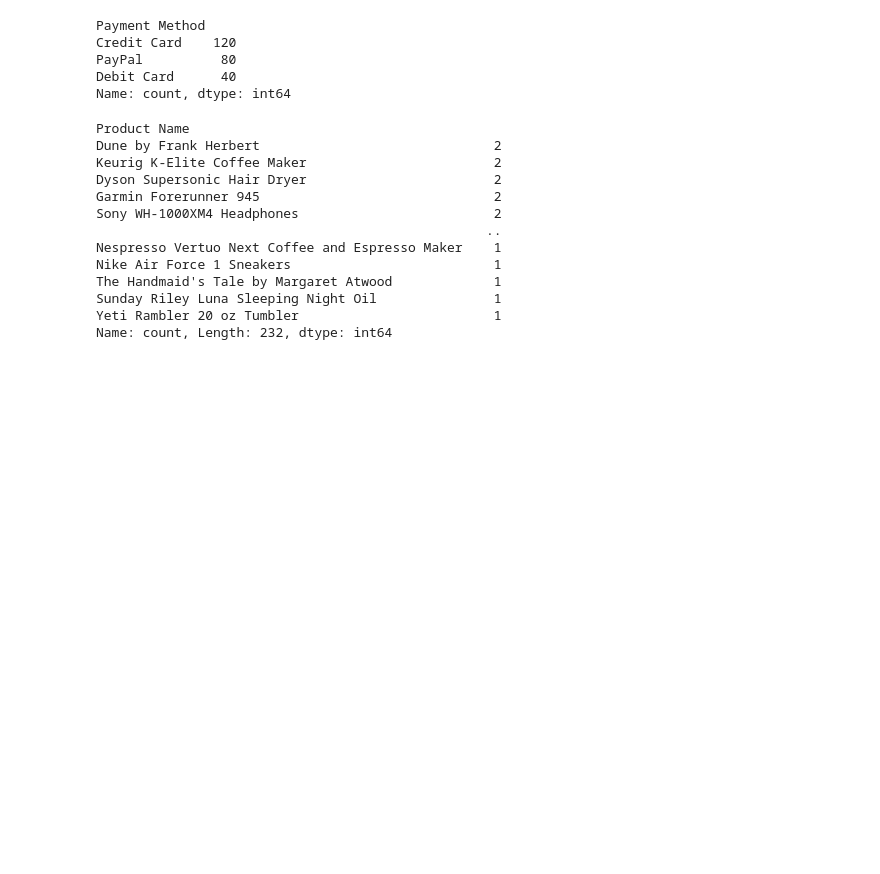
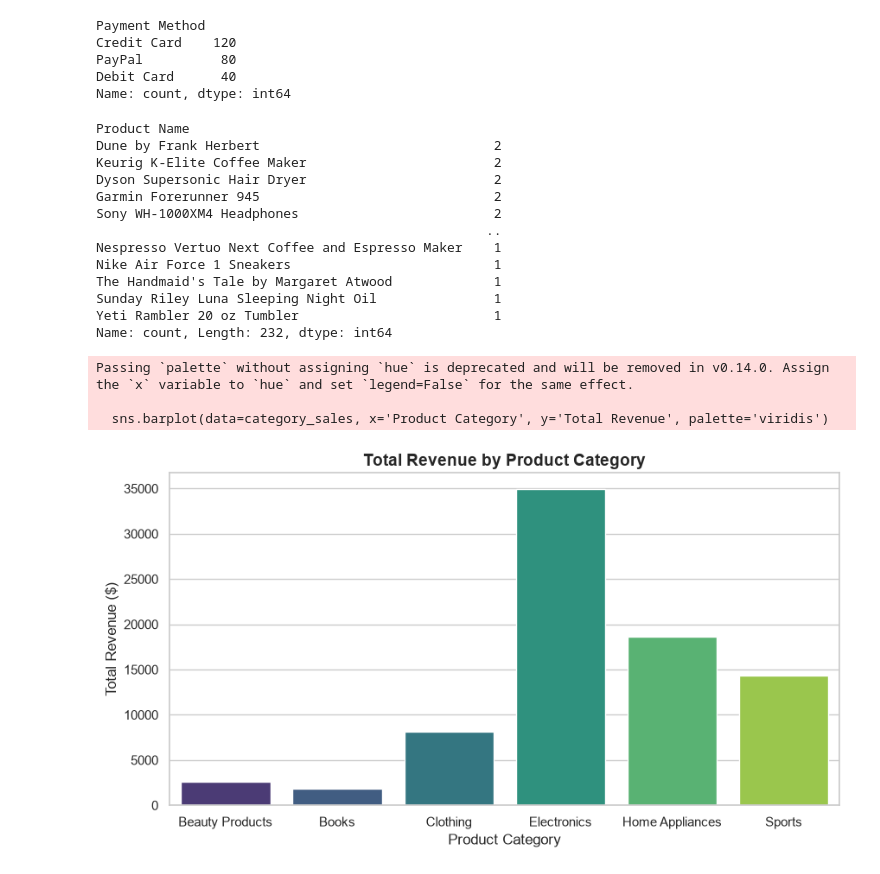
Before and after one commit to athulemafenuka9-create/Data-Analytics-Portfolio, a Jupyter notebook: online-sales-dataset.ipynb, the cells around one changed output. Drawn from its saved outputs; the diff is of its cells as text; code cells hidden in the pictures; blank space fills up the shorter version.

```diff
--- a/online-sales-dataset.ipynb
+++ b/online-sales-dataset.ipynb
@@ -88,3 +88,24 @@ Yeti Rambler 20 oz Tumbler                         1
 Name: count, Length: 232, dtype: int64
 # %%
 data.to_csv("cleaned_Online_Sales_Data.csv, index=False)")
+# %%
+import matplotlib.pyplot as plt
+import seaborn as sns
+sns.set_theme(style="whitegrid")
+# %%
+# Group by Category and sum up Total Revenue
+category_sales = data.groupby('Product Category')['Total Revenue'].sum().reset_index()
+# Create a bar chart
+plt.figure(figsize=(10, 5))
+sns.barplot(data=category_sales, x='Product Category', y='Total Revenue', palette='viridis')
+# Add titles and labels
+plt.title('Total Revenue by Product Category', fontsize=14, fontweight='bold')
+plt.xlabel('Product Category', fontsize=12)
+plt.ylabel('Total Revenue ($)', fontsize=12)
+# Display the plot
+plt.show()
+# %% [output]
+Passing `palette` without assigning `hue` is deprecated and will be removed in v0.14.0. Assign the `x` variable to `hue` and set `legend=False` for the same effect.
+
+  sns.barplot(data=category_sales, x='Product Category', y='Total Revenue', palette='viridis')
+[figure, added]
```
